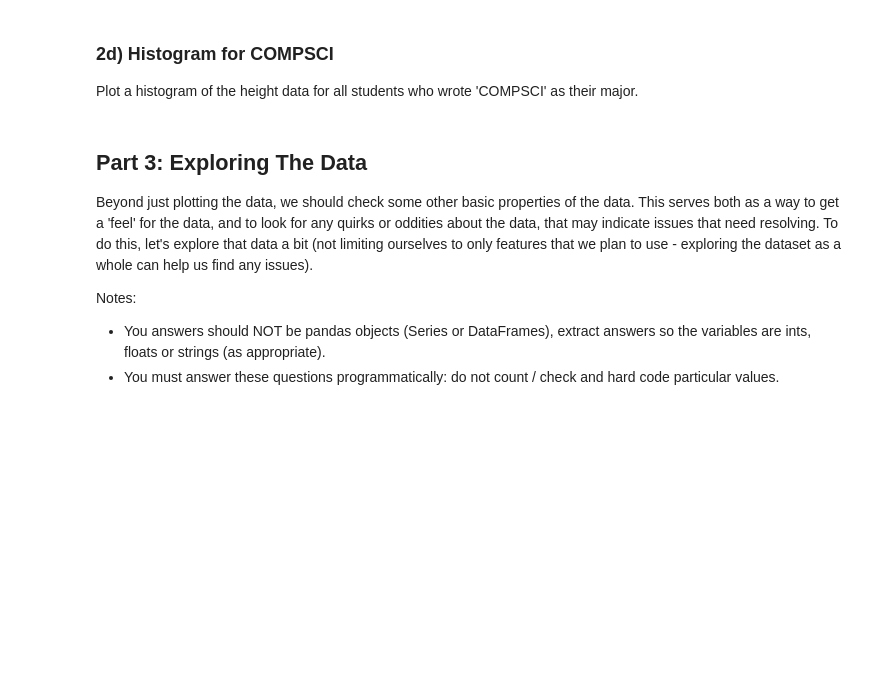
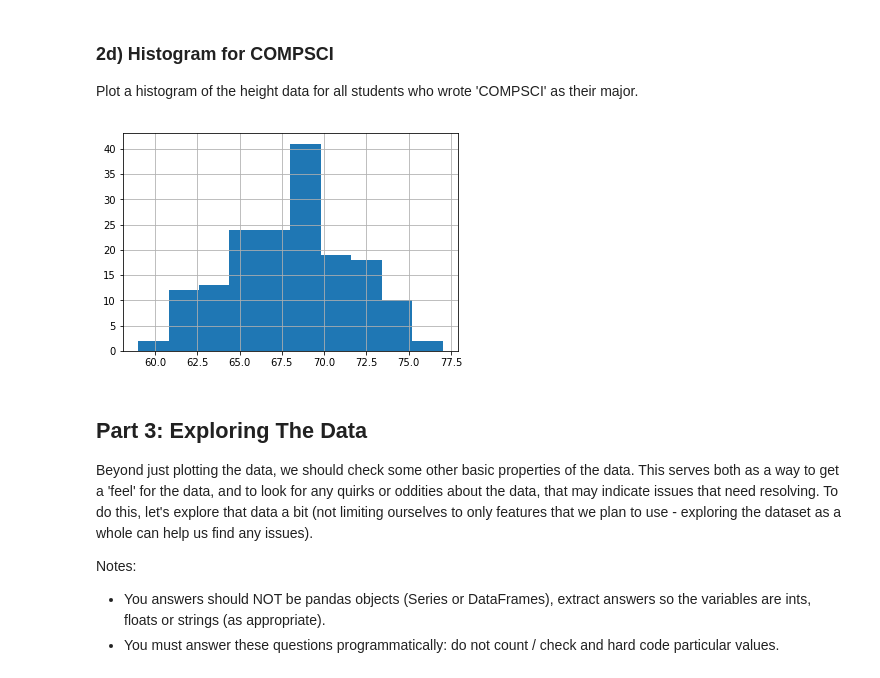
Before and after one commit to escalonajonah/Assignments, a Jupyter notebook: A4/A4_DataAnalysis.ipynb, the cells around one changed output. Cells and saved outputs as stored; diff of their text form; code cells hidden in the pictures; blank space fills up the shorter version.

```diff
--- a/A4/A4_DataAnalysis.ipynb
+++ b/A4/A4_DataAnalysis.ipynb
@@ -773,3 +830,10 @@ f3 = plt.gcf()
+# %%
+major_compsci = df[df.major == 'COMPSCI']
+major_compsci['height'].hist()
+
+f3 = plt.gcf()
+# %% [output]
+[figure, added]
 # %%
 assert f3.gca().has_data()
 # %% [markdown]
```
Also changed, not shown: parts of 63 cells of this notebook.
